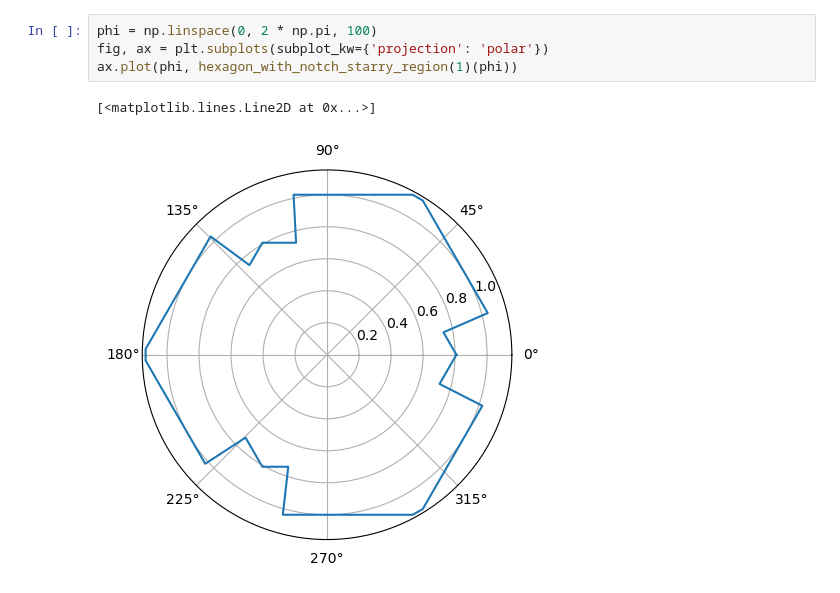
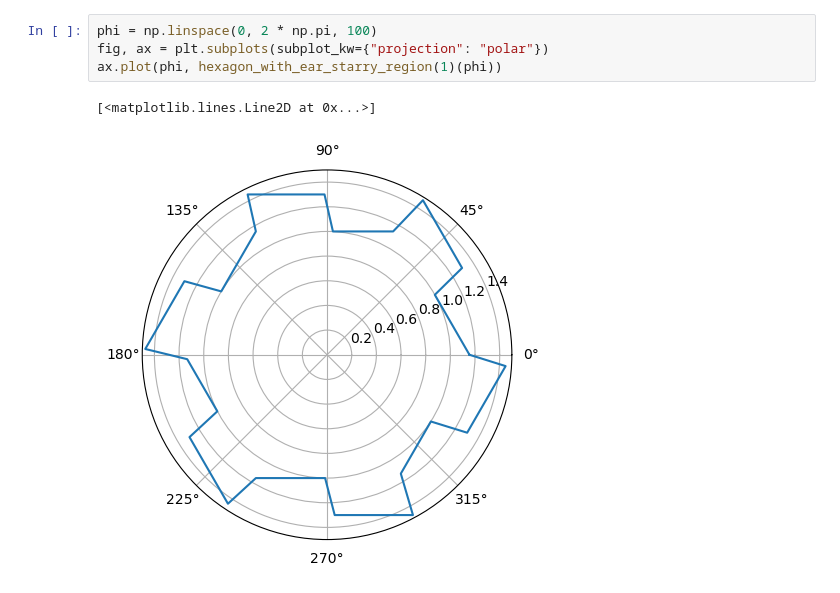
Before and after one commit to ischurov/frustrations-eda, a Jupyter notebook: kagome_round.ipynb, the cells around one changed output. Drawn from its saved outputs; the diff is of its cells as text.

```diff
--- a/kagome_round.ipynb
+++ b/kagome_round.ipynb
@@ -43,7 +158,7 @@ def hexagon_with_notch_starry_region(radius):
 # %%
 phi = np.linspace(0, 2 * np.pi, 100)
-fig, ax = plt.subplots(subplot_kw={'projection': 'polar'})
-ax.plot(phi, hexagon_with_notch_starry_region(1)(phi))
+fig, ax = plt.subplots(subplot_kw={"projection": "polar"})
+ax.plot(phi, hexagon_with_ear_starry_region(1)(phi))
 # %% [output]
 [<matplotlib.lines.Line2D at 0x...>]
-[figure, old version]
+[figure, new version]
```
Also changed, not shown: parts of 23 cells of this notebook, 5 other files.
